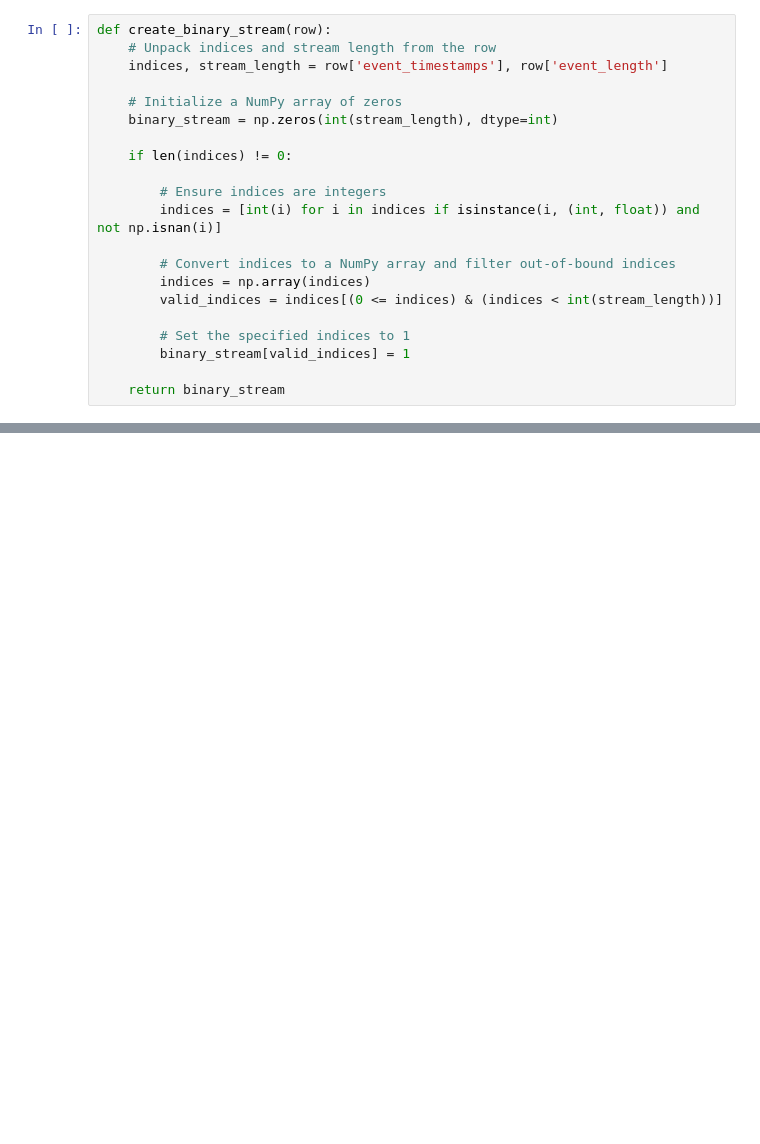
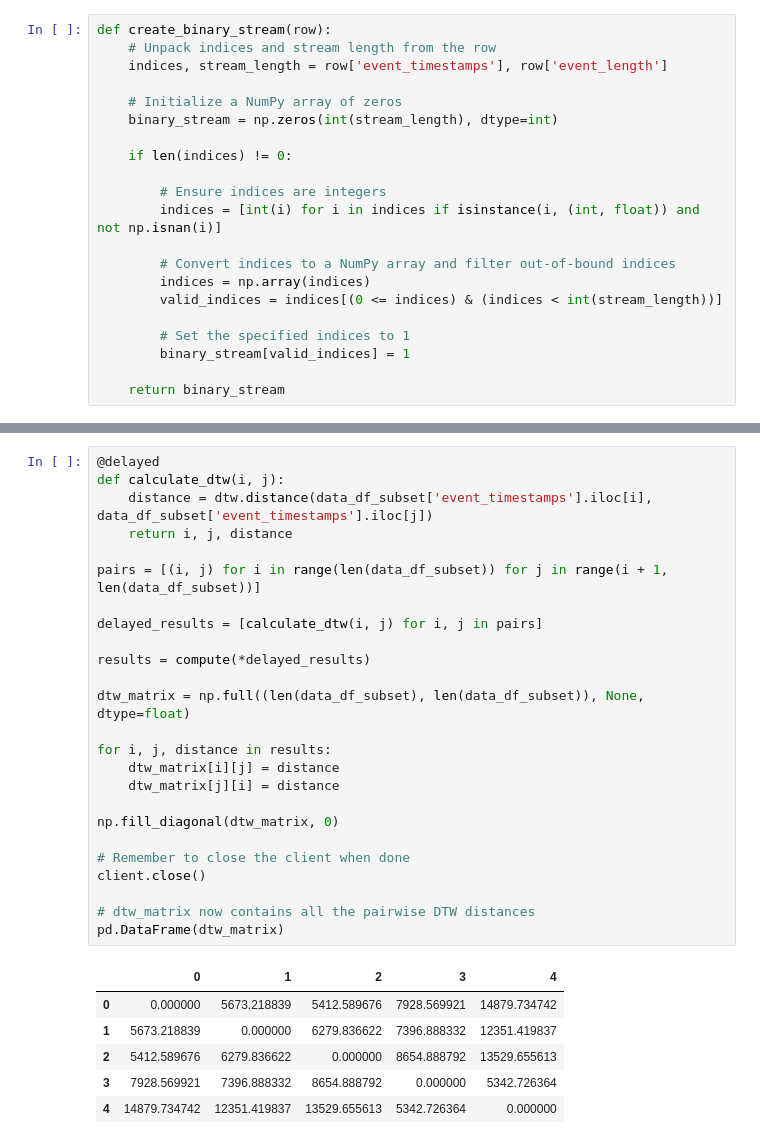
Before and after one commit to ChristopherMarais/cmarais_neuro, a Jupyter notebook: 03_Scripts/01_Data_decompression.ipynb, the cells around one changed output, grey strips where cells are left out. Drawn from its saved outputs; the diff is of its cells as text; blank space fills up the shorter version.

```diff
--- a/03_Scripts/01_Data_decompression.ipynb
+++ b/03_Scripts/01_Data_decompression.ipynb
@@ -95,0 +85,32 @@ data_df
+# %%
+@delayed
+def calculate_dtw(i, j):
+    distance = dtw.distance(data_df_subset['event_timestamps'].iloc[i], data_df_subset['event_timestamps'].iloc[j])
+    return i, j, distance
+
+pairs = [(i, j) for i in range(len(data_df_subset)) for j in range(i + 1, len(data_df_subset))]
+
+delayed_results = [calculate_dtw(i, j) for i, j in pairs]
+
+results = compute(*delayed_results)
+
+dtw_matrix = np.full((len(data_df_subset), len(data_df_subset)), None, dtype=float)
+
+for i, j, distance in results:
+    dtw_matrix[i][j] = distance
+    dtw_matrix[j][i] = distance
+
+np.fill_diagonal(dtw_matrix, 0)
+
+# Remember to close the client when done
+client.close()
+
+# dtw_matrix now contains all the pairwise DTW distances
+pd.DataFrame(dtw_matrix)
+# %% [output]
+|  | 0 | 1 | 2 | 3 | 4 |
+| 0 | 0.000000 | 5673.218839 | 5412.589676 | 7928.569921 | 14879.734742 |
+| 1 | 5673.218839 | 0.000000 | 6279.836622 | 7396.888332 | 12351.419837 |
+| 2 | 5412.589676 | 6279.836622 | 0.000000 | 8654.888792 | 13529.655613 |
+| 3 | 7928.569921 | 7396.888332 | 8654.888792 | 0.000000 | 5342.726364 |
+| 4 | 14879.734742 | 12351.419837 | 13529.655613 | 5342.726364 | 0.000000 |
```
Also changed, not shown: parts of 11 cells of this notebook, 1 other file.
